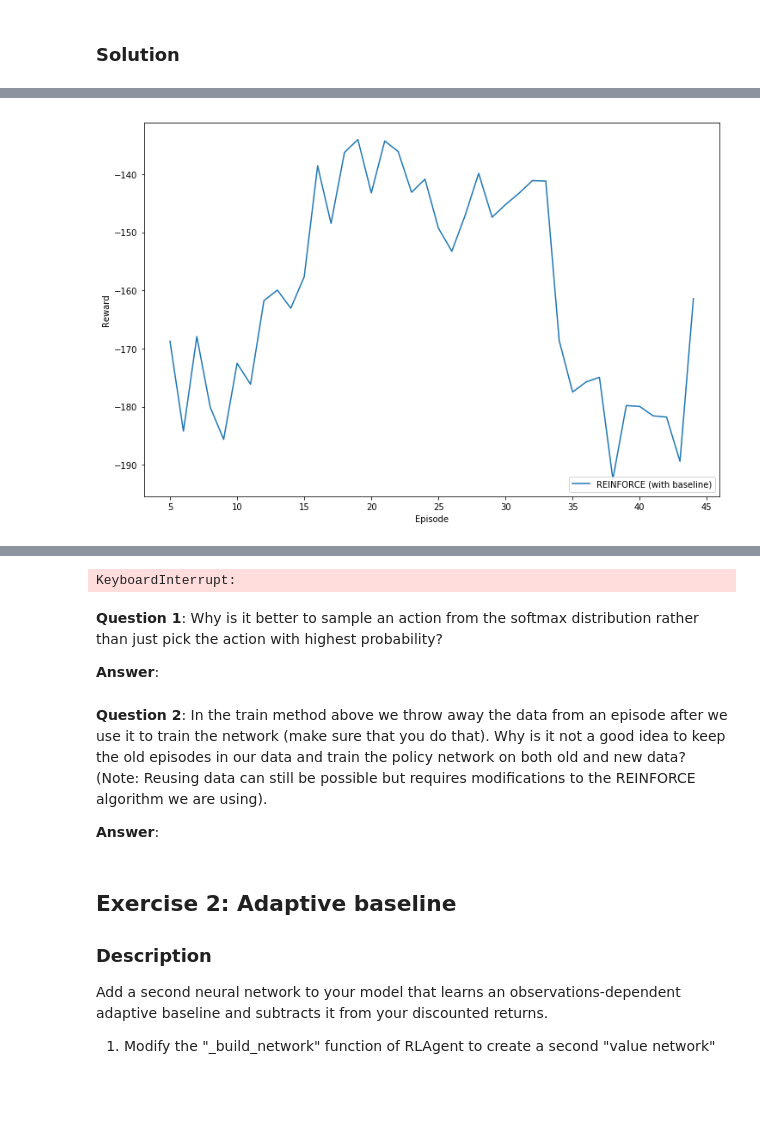
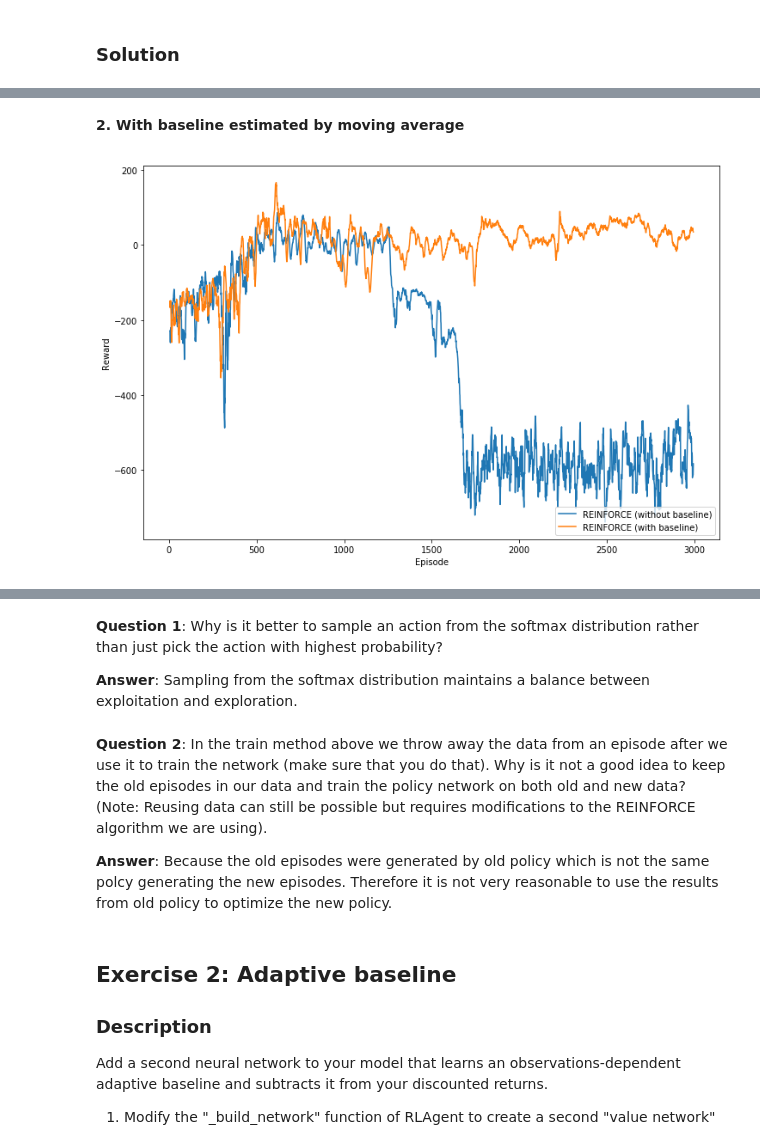
Before and after one commit to ythuangyt/Artificial-Neural-Network, a Jupyter notebook: miniproject3_2019.ipynb, the cells around one changed output, grey strips where cells are left out. Cells and saved outputs as stored; diff of their text form; code cells hidden in the pictures; blank space fills up the shorter version.

```diff
--- a/miniproject3_2019.ipynb
+++ b/miniproject3_2019.ipynb
@@ -413,9 +415,9 @@ WARNING: Running any experiments with the same names (first argument in run_expe
+# %% [markdown]
+**2. With baseline estimated by moving average**
 # %%
-#Supply a filename here to load results from disk
-results = Results()
+# the best learning rate is around (1e-3, 1e-2]
 num_episodes = 3000
-policy_learning_rate = 1e-3
-#_, _ = run_experiment("REINFORCE", discrete_env, num_episodes, policy_learning_rate)
+policy_learning_rate = 5e-3
 episodes, _ = run_experiment("REINFORCE (with baseline)", discrete_env, num_episodes, policy_learning_rate, baseline='simple')
 # %% [output]
-[figure, old version]
+[figure, new version]
@@ -432,2 +424 @@ Epoch 1/1
-KeyboardInterrupt:
 # %%
@@ -435,11 +426,11 @@ render(episodes[-1], discrete_env)
 # %% [markdown]
 **Question 1**: Why is it better to sample an action from the softmax distribution rather than just pick the action with highest probability?
 
-**Answer**:
+**Answer**: Sampling from the softmax distribution maintains a balance between exploitation and exploration.
 # %% [markdown]
 **Question 2**: In the train method above we throw away the data from an episode after we use it to train the network (make sure that you do that). Why is it not a good idea to keep the old episodes in our data and train the policy network on both old and new data? (Note: Reusing data can still be possible but requires modifications to the REINFORCE algorithm we are using).
 
-**Answer**:
+**Answer**: Because the old episodes were generated by old policy which is not the same polcy generating the new episodes. Therefore it is not very reasonable to use the results from old policy to optimize the new policy.
 # %% [markdown]
 ## Exercise 2: Adaptive baseline
 ### Description
```
Also changed, not shown: parts of 15 cells of this notebook.
